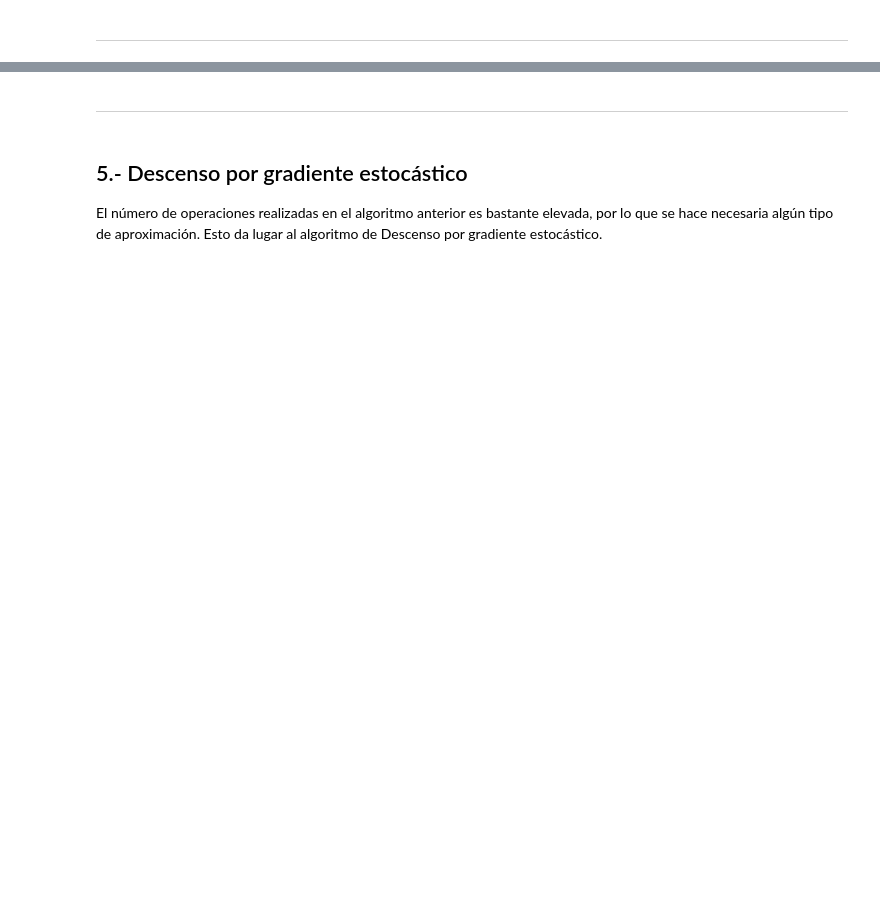
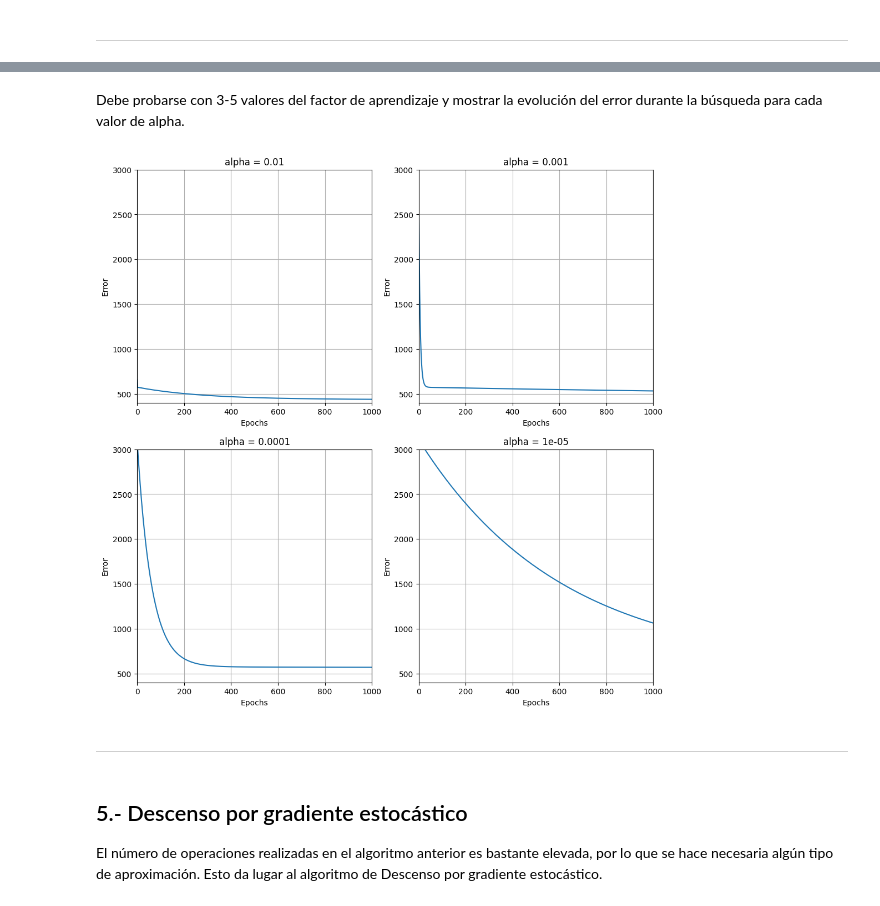
Before and after one commit to byLiTTo/AA-RegresionLineal, a Jupyter notebook: Carlos_GarciaSilva_practica1.ipynb, the cells around one changed output, grey strips where cells are left out. Saved outputs shown, nothing was run; the diff lists cells and outputs as text; code cells hidden in the pictures; blank space fills up the shorter version.

```diff
--- a/Carlos_GarciaSilva_practica1.ipynb
+++ b/Carlos_GarciaSilva_practica1.ipynb
@@ -159,4 +165,28 @@ print(
 Squared Error =  [438.0476838]
+# %% [markdown]
+Debe probarse con 3-5 valores del factor de aprendizaje y mostrar la evolución del error durante la búsqueda para cada valor de alpha.
+# %%
+a = 0
+b = 0
+alpha = [.01, .001, .0001, .00001]
+epochs = 1000
+gradient_model = []
+
+for i in range(len(alpha)):
+    gradient_model.append(gradient_descent(population, benefits, a, b, alpha[i], epochs))
+
+plot.figure(figsize=(12, 12))
+
+for i in range(len(alpha)):
+    plot.subplot(221 + i)
+    plot.plot(range(epochs), [j[2][0] for j in gradient_model[i][2]])
+    plot.title("alpha = " + str(alpha[i]))
+    plot.xlabel('Epochs')
+    plot.ylabel('Error')
+    plot.axis([0, epochs, 400, 3000])
+    plot.grid(True)
+# %% [output]
+[figure, added]
 # %% [markdown]
 ---
 # %% [markdown]
```
Also changed, not shown: parts of 24 cells of this notebook, 1 other file.
